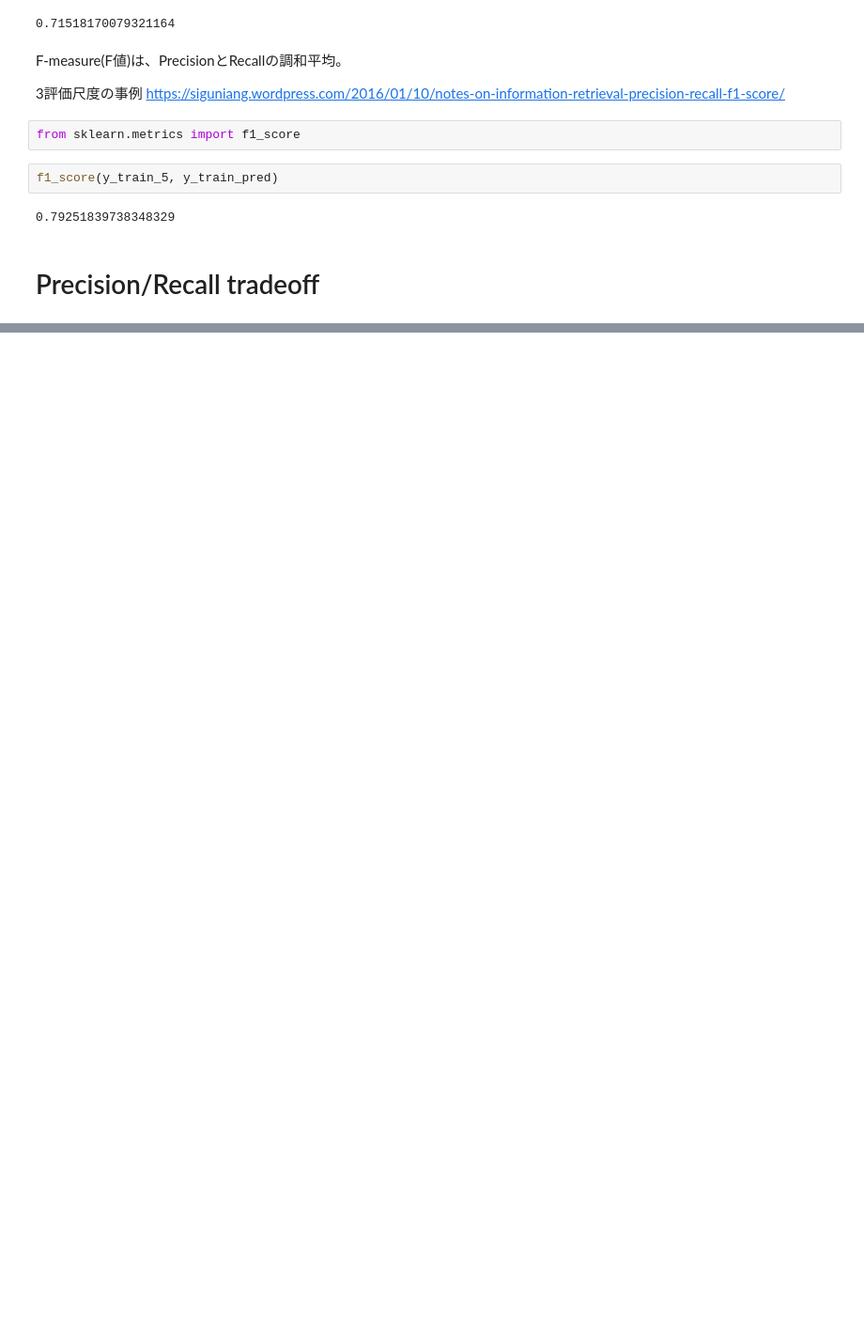
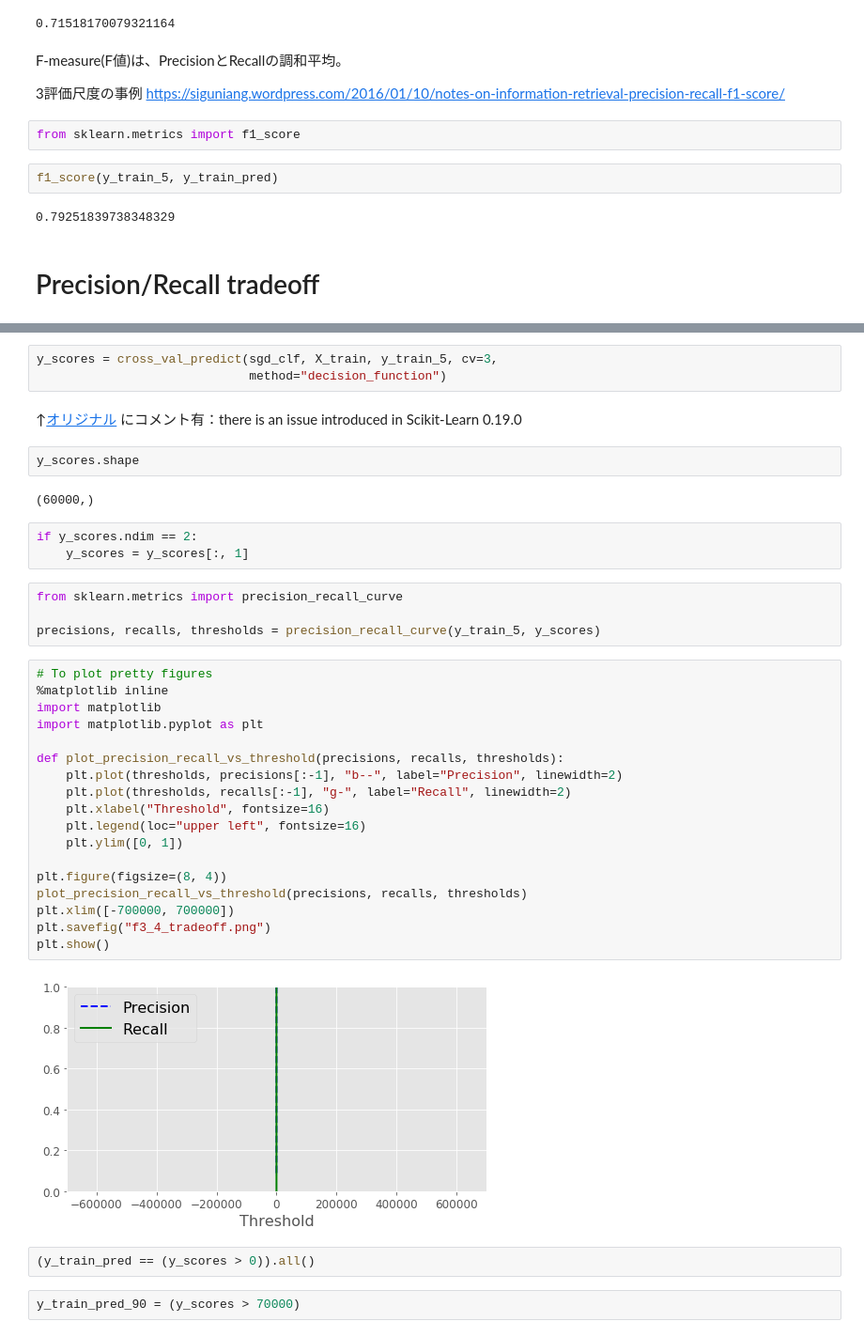
Before and after one commit to ekaminuma/MachineLearning_RC17, a Jupyter notebook: 171002_p91.ipynb, the cells around one changed output, grey strips where cells are left out. Shown: that part at 94% size. Saved outputs shown, nothing was run; the diff lists cells and outputs as text; blank space fills up the shorter version.

```diff
--- a/171002_p91.ipynb
+++ b/171002_p91.ipynb
@@ -227,0 +160,40 @@ http://tkdmah.hatenablog.com/entry/2014/02/22/193008
+# %%
+y_scores = cross_val_predict(sgd_clf, X_train, y_train_5, cv=3,
+                             method="decision_function")
+# %% [markdown]
+↑[オリジナル](https://github.com/ageron/handson-ml/blob/master/03_classification.ipynb) にコメント有：there is an issue introduced in Scikit-Learn 0.19.0
+# %%
+y_scores.shape
+# %% [output]
+(60000,)
+# %%
+if y_scores.ndim == 2:
+    y_scores = y_scores[:, 1]
+# %%
+from sklearn.metrics import precision_recall_curve
+
+precisions, recalls, thresholds = precision_recall_curve(y_train_5, y_scores)
+# %%
+# To plot pretty figures
+%matplotlib inline
+import matplotlib
+import matplotlib.pyplot as plt
+
+def plot_precision_recall_vs_threshold(precisions, recalls, thresholds):
+    plt.plot(thresholds, precisions[:-1], "b--", label="Precision", linewidth=2)
+    plt.plot(thresholds, recalls[:-1], "g-", label="Recall", linewidth=2)
+    plt.xlabel("Threshold", fontsize=16)
+    plt.legend(loc="upper left", fontsize=16)
+    plt.ylim([0, 1])
+
+plt.figure(figsize=(8, 4))
+plot_precision_recall_vs_threshold(precisions, recalls, thresholds)
+plt.xlim([-700000, 700000])
+plt.savefig("f3_4_tradeoff.png")
+plt.show()
+# %% [output]
+[figure, added]
+# %%
+(y_train_pred == (y_scores > 0)).all()
+# %%
+y_train_pred_90 = (y_scores > 70000)
```
Also changed, not shown: parts of 54 cells of this notebook, 10 other files.
